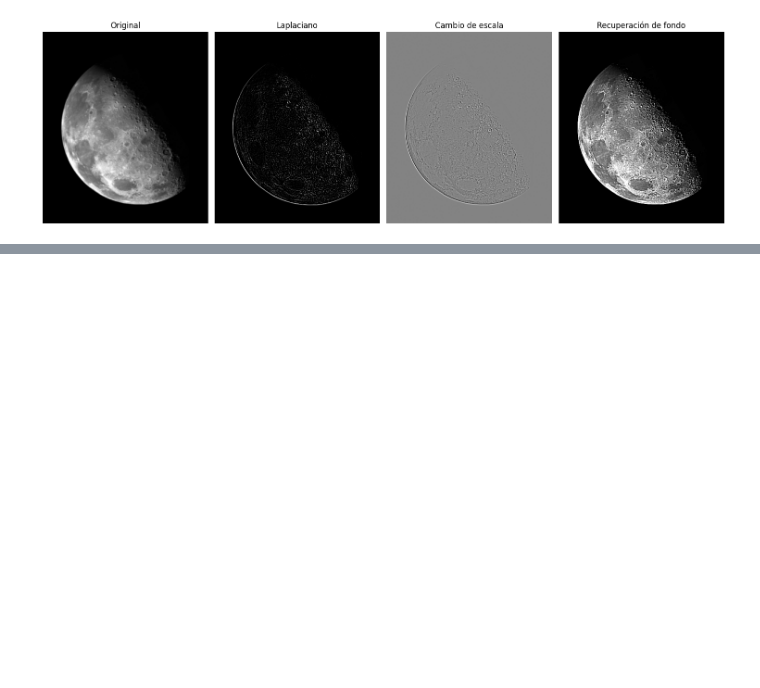
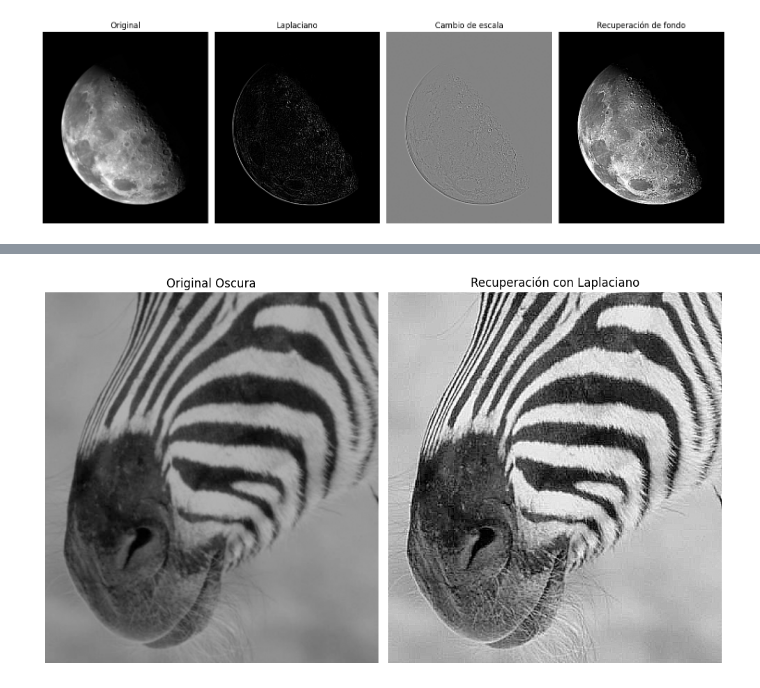
Before and after one commit to ProcDeImagenes-2025/TP3, a Jupyter notebook: tp3_code.ipynb, the cells around one changed output, grey strips where cells are left out. Cells and saved outputs as stored; diff of their text form; code cells hidden in the pictures; blank space fills up the shorter version.

```diff
--- a/tp3_code.ipynb
+++ b/tp3_code.ipynb
@@ -231,0 +266,22 @@ Valor máximo del laplaciano: 336.0
+# %%
+#esto puede hacerse con el laplaciano, ya que la idea es incrementar las componentes de alta
+#frecuencia, y además escalar el brillo con A. De esta forma, se podría hacer:
+
+img = cv2.imread("Imagenes/zebra.png", cv2.IMREAD_GRAYSCALE)
+img = img*0.7
+A = 2.3
+laplacian = cv2.Laplacian(img, cv2.CV_64F, ksize=3)
+scalated_img = (A-1)*img
+recovered_img = cv2.subtract(scalated_img, laplacian)
+
+fig, axes = plt.subplots(1, 2, figsize=(10,10), constrained_layout=True)
+ims = [img, recovered_img]
+titles = ['Original Oscura', 'Recuperación con Laplaciano']
+for ax, im, title in zip(axes.flatten(), ims, titles):
+    ax.imshow(im, cmap='gray', vmin=0, vmax=255)
+    ax.set_title(title)
+    ax.axis('off')
+plt.tight_layout()
+plt.show()
+# %% [output]
+[figure, added]
```
Also changed, not shown: parts of 3 cells of this notebook, 1 other file.
